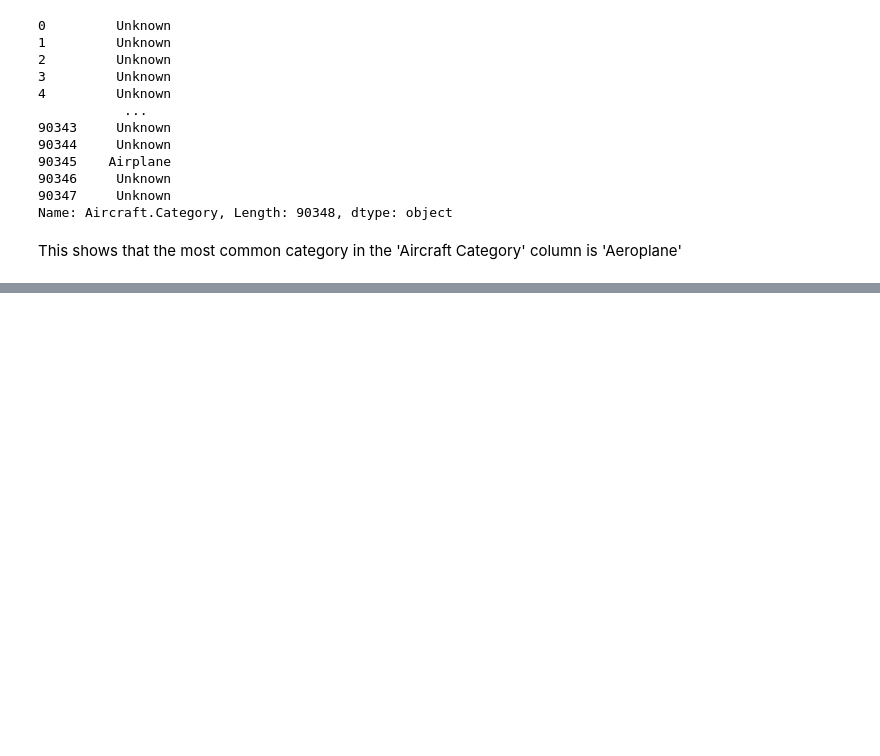
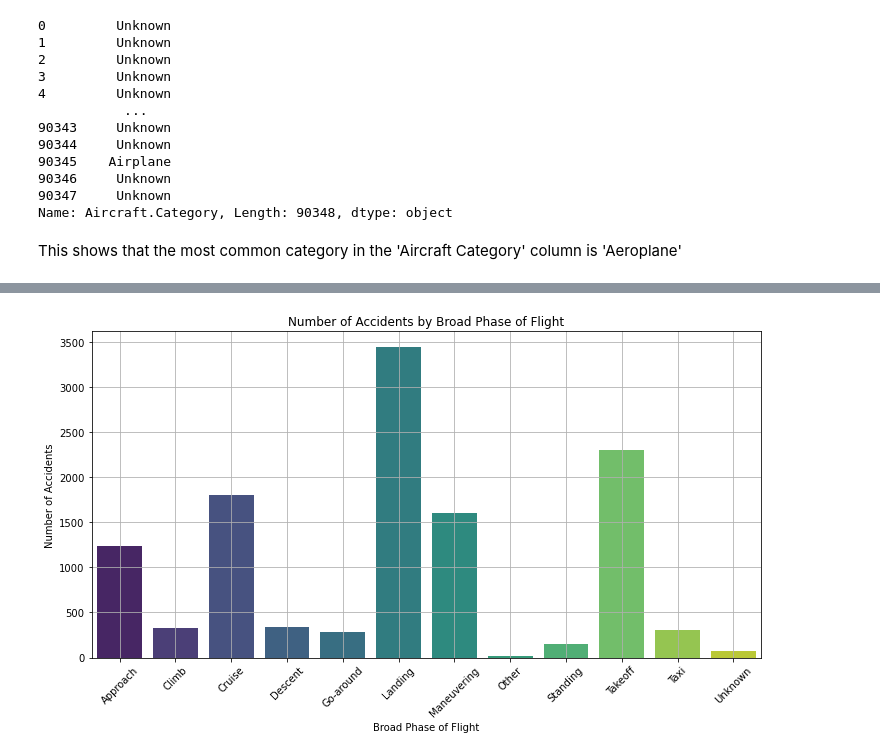
Before and after one commit to HellenDianaNjeri/dsc-phase-1-project-v3, a Jupyter notebook: student.ipynb, the cells around one changed output, grey strips where cells are left out. Cells and saved outputs as stored; diff of their text form; code cells hidden in the pictures; blank space fills up the shorter version.

```diff
--- a/student.ipynb
+++ b/student.ipynb
@@ -499,0 +522,20 @@ plt.show()
+# %%
+# to check broad phase of flight with the number of accidents
+# Check for necessary columns
+Aviation_df_cleaned[['Broad.phase.of.flight', 'Event.Id']].isnull().sum()
+
+# Group by Broad Phase of Flight and count the number of accidents (Event.Id)
+accidents_by_phase = Aviation_df_cleaned.groupby('Broad.phase.of.flight')['Event.Id'].count().reset_index()
+accidents_by_phase
+
+# plot the number of accidents by broad phase of flight as a pie chart
+plt.figure(figsize=(12, 6))
+sns.barplot(x='Broad.phase.of.flight', y='Event.Id', data=accidents_by_phase, palette='viridis')
+plt.title('Number of Accidents by Broad Phase of Flight')
+plt.xlabel('Broad Phase of Flight')
+plt.ylabel('Number of Accidents')
+plt.xticks(rotation=45)
+plt.grid()
+plt.show()
+# %% [output]
+[figure, added]
```
Also changed, not shown: parts of 19 cells of this notebook.
